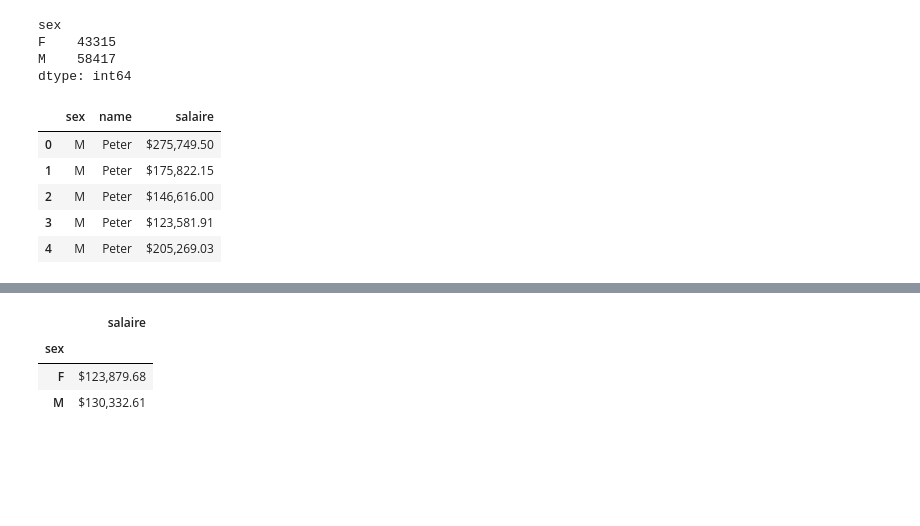
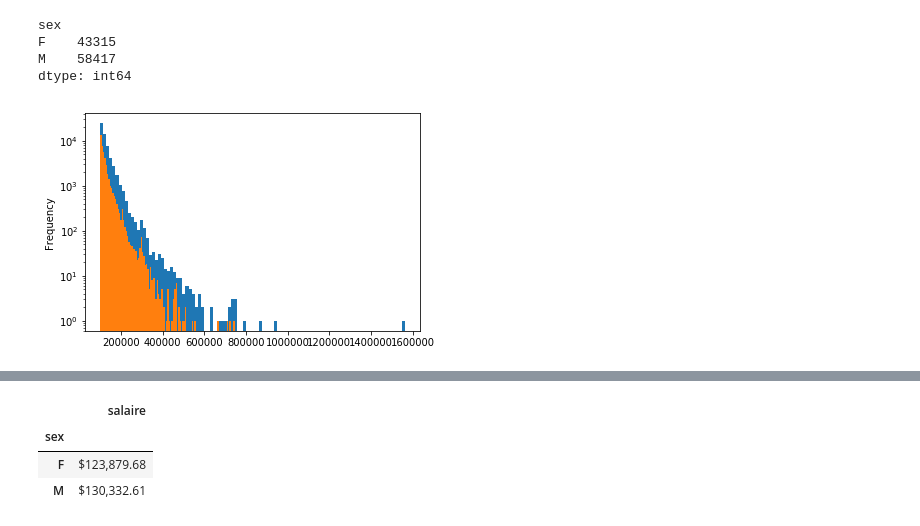
Before and after one commit to lemire/technolab, a Jupyter notebook: genderequity/salaries.ipynb, the cells around one changed output, grey strips where cells are left out. Saved outputs shown, nothing was run; the diff lists cells and outputs as text; code cells hidden in the pictures; blank space fills up the shorter version.

```diff
--- a/genderequity/salaries.ipynb
+++ b/genderequity/salaries.ipynb
@@ -146,12 +153,10 @@ sex
 F    43315
 M    58417
 dtype: int64
-# %%
-datasetwithgender[["sex","name","salaire"]].head(5)
-# %% [output]
-|  | sex | name | salaire |
-| 0 | M | Peter | $275,749.50 |
-| 1 | M | Peter | $175,822.15 |
-| 2 | M | Peter | $146,616.00 |
-| 3 | M | Peter | $123,581.91 |
-| 4 | M | Peter | $205,269.03 |
+# %%
+fig, ax = plt.subplots()
+datasetwithgender[datasetwithgender["sex"]=="M"]["salaire"].plot.hist(ax=ax,bins=100)
+datasetwithgender[datasetwithgender["sex"]=="F"]["salaire"].plot.hist(ax=ax, bins=100)
+ax.set_yscale('log')
+# %% [output]
+[figure, added]
```
Also changed, not shown: parts of 10 cells of this notebook, 3 other files.
